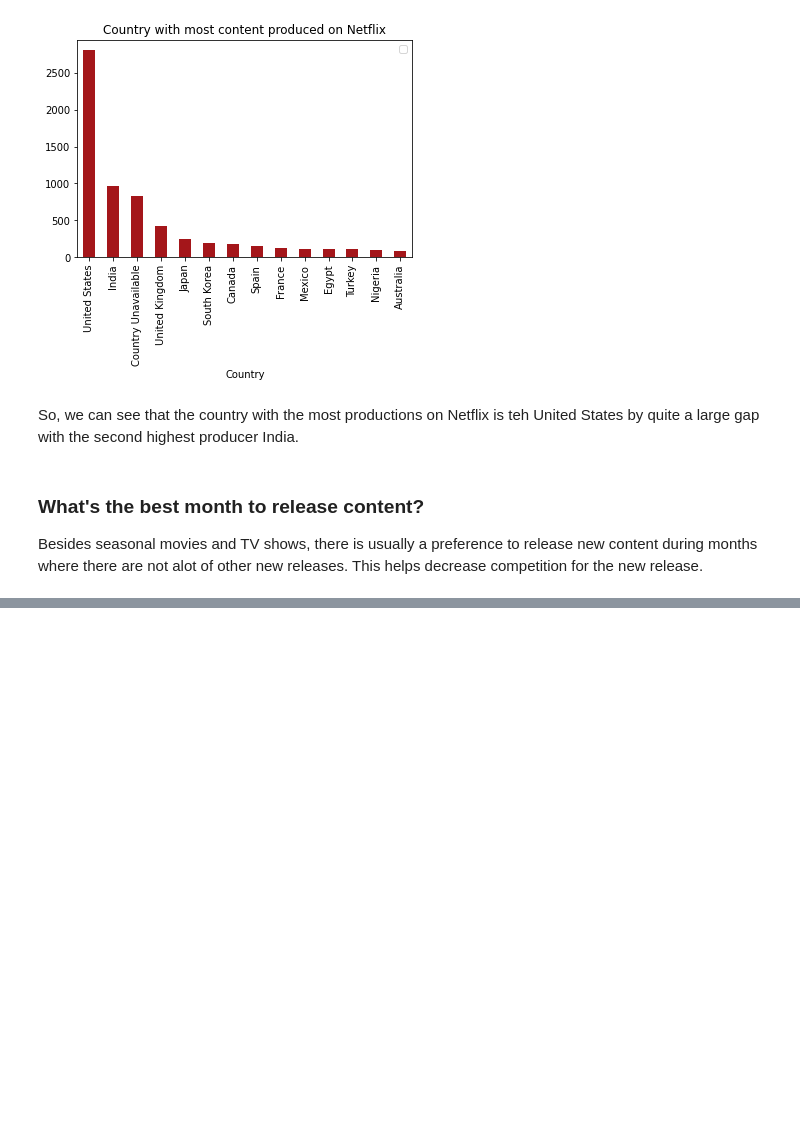
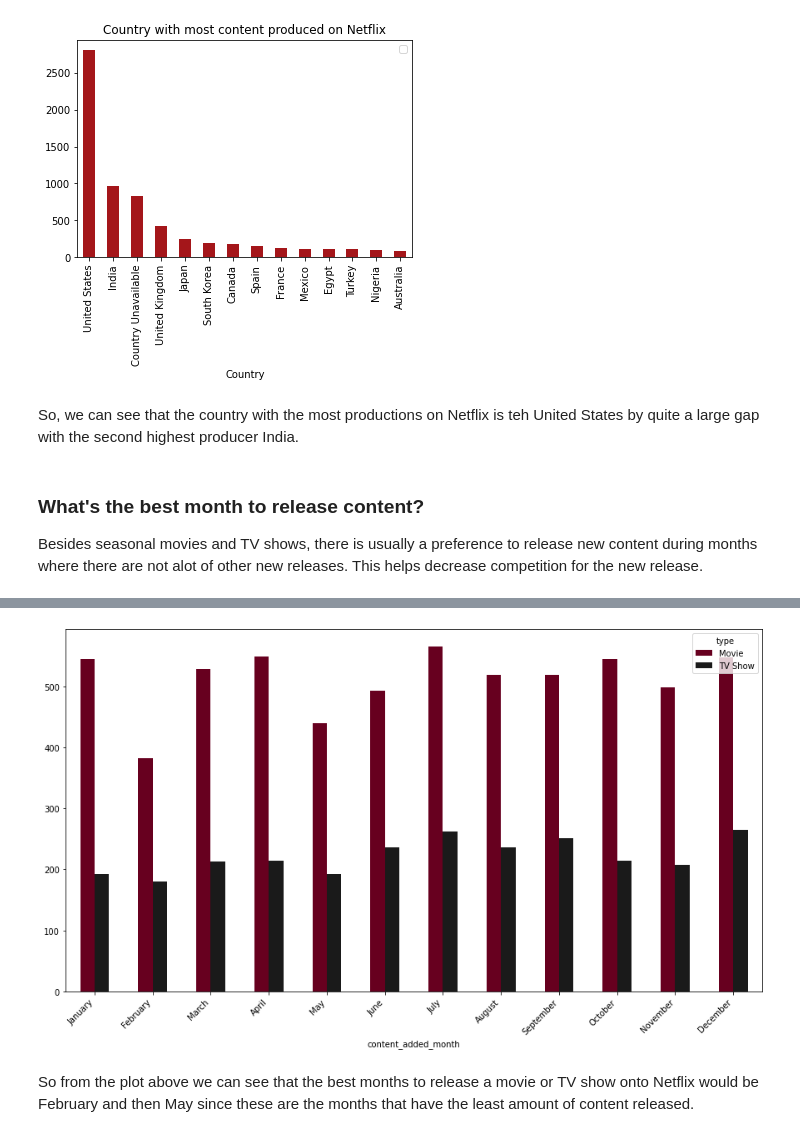
Before and after one commit to ayah-kamal/netflixmovieanalysis, a Jupyter notebook: netflixAnalysis.ipynb, the cells around one changed output, grey strips where cells are left out. Drawn from its saved outputs; the diff is of its cells as text; code cells hidden in the pictures; blank space fills up the shorter version.

```diff
--- a/netflixAnalysis.ipynb
+++ b/netflixAnalysis.ipynb
@@ -303,3 +303,10 @@ So, we can see that the country with the most productions on Netflix is teh Unit
 ### What's the best month to release content?
 
 Besides seasonal movies and TV shows, there is usually a preference to release new content during months where there are not alot of other new releases. This helps decrease competition for the new release.
+# %%
+netflix_date_df = pd.DataFrame()
+netflix_date_df['content_added_month'] = netflix_df['date_added'].dt.month
+netflix_date_df['type'] = netflix_df['type']
+"""netflix_date_df['content_added_month'] = netflix_date_df['content_added_month'].map({
+    1: 'January', 2: 'February', 3: 'March', 4: "April", 5: "May", 6: "June", 7: "July", 8: "August", 9: "September", 10: "October", 11: "November", 12: "December"})"""
+netflix_date_df
@@ -305,0 +327,10 @@ Besides seasonal movies and TV shows, there is usually a preference to release n
+# %%
+netflix_date_df.groupby(['content_added_month', 'type'])['type'].count().unstack(level=1).sort_values('content_added_month', ascending = True).plot(kind='bar', subplots=False, figsize=(15, 8), colormap="RdGy")
+my_xticks = ["January", "February", "March", "April", "May", "June", "July", "August",  "September", "October", "November", "December"]
+y_pos = np.arange(len(my_xticks))
+plt.xticks(y_pos, my_xticks, rotation=45, horizontalalignment='right')
+plt.show()
+# %% [output]
+[figure, added]
+# %% [markdown]
+So from the plot above we can see that the best months to release a movie or TV show onto Netflix would be February and then May since these are the months that have the least amount of content released.
```
Also changed, not shown: parts of 2 cells of this notebook, 1 other file.
